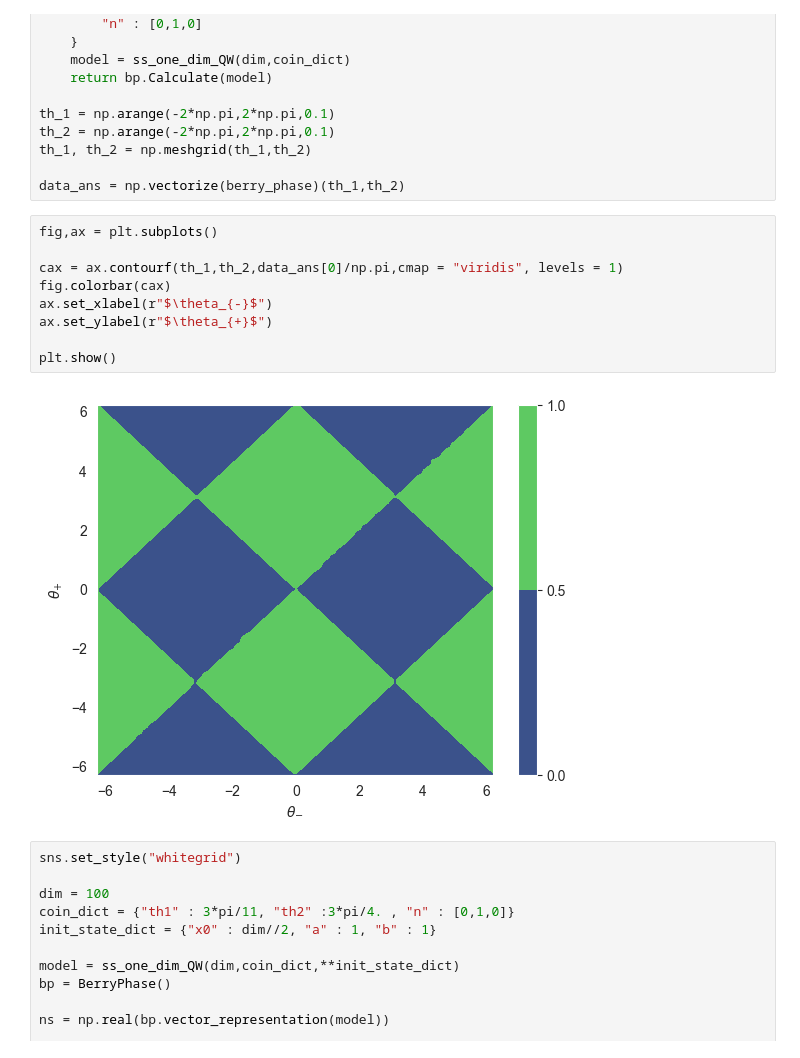
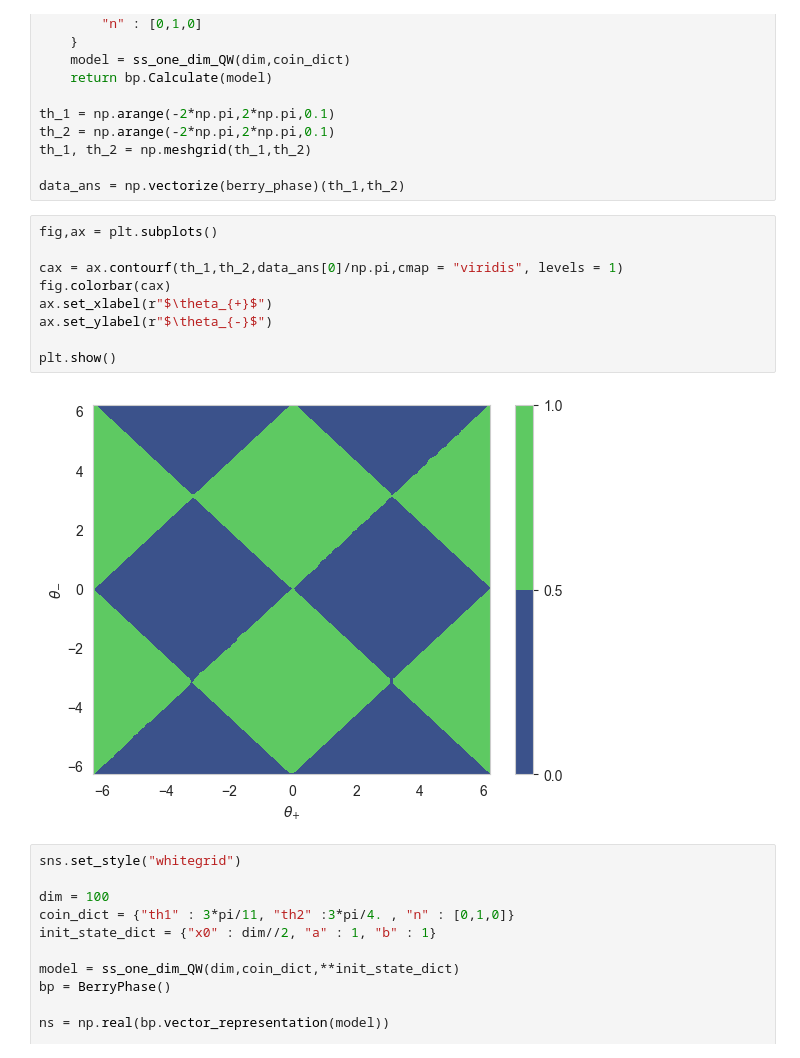
Before and after one commit to JedrekSt/M_thesis, a Jupyter notebook: Results/SSQW.ipynb, the cells around one changed output. Drawn from its saved outputs; the diff is of its cells as text.

```diff
--- a/Results/SSQW.ipynb
+++ b/Results/SSQW.ipynb
@@ -148,14 +148,14 @@ data_ans = np.vectorize(berry_phase)(th_1,th_2)
 # %%
 fig,ax = plt.subplots()
 
 cax = ax.contourf(th_1,th_2,data_ans[0]/np.pi,cmap = "viridis", levels = 1)
 fig.colorbar(cax)
-ax.set_xlabel(r"$\theta_{-}$")
-ax.set_ylabel(r"$\theta_{+}$")
+ax.set_xlabel(r"$\theta_{+}$")
+ax.set_ylabel(r"$\theta_{-}$")
 
 plt.show()
 # %% [output]
-[figure, old version]
+[figure, new version]
 # %%
 sns.set_style("whitegrid")
 
```
Also changed, not shown: 5 other files.
